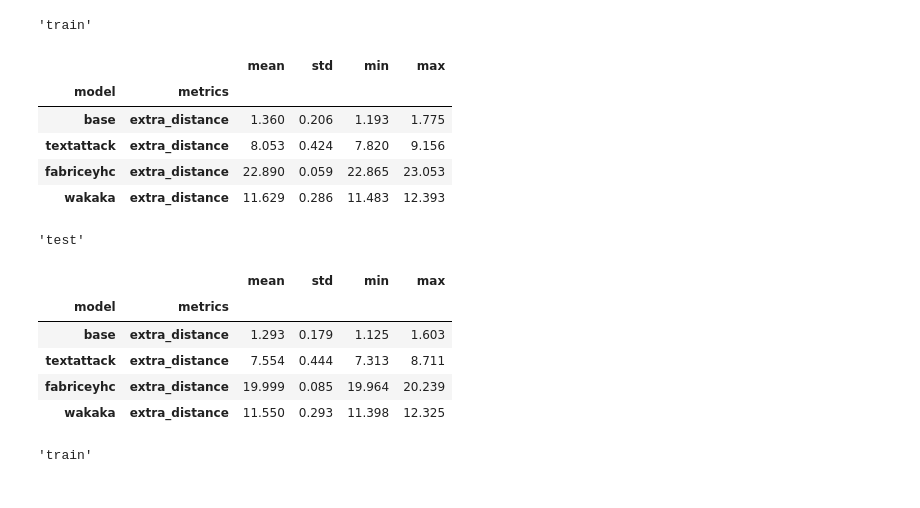
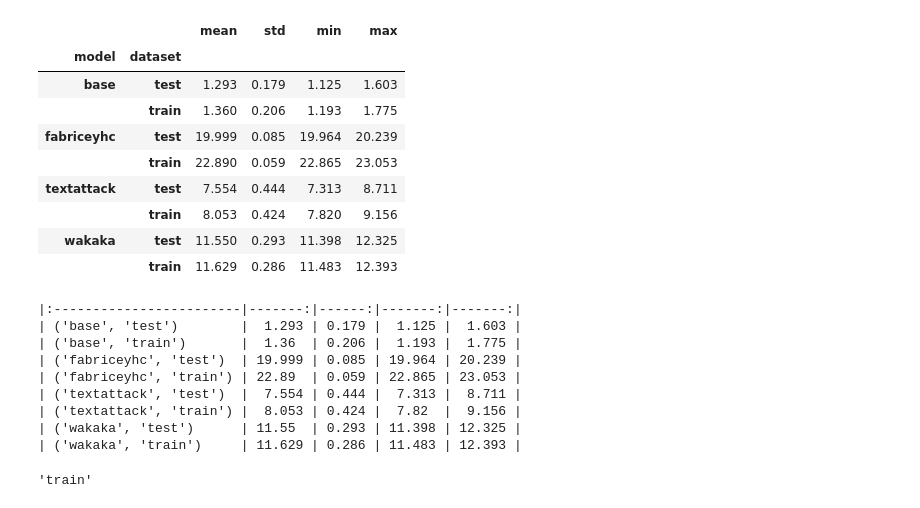
Before and after one commit to simon-muenker/NLP-SoSe22--NLP-Proj, a Jupyter notebook: notebooks/03--Manifold-Analysis.ipynb, the cells around one changed output. Saved outputs shown, nothing was run; the diff lists cells and outputs as text; code cells hidden in the pictures.

Commit message:
simply extra distance output

```diff
--- a/notebooks/03--Manifold-Analysis.ipynb
+++ b/notebooks/03--Manifold-Analysis.ipynb
@@ -78,31 +78,44 @@ extra_distances: dict = {
     )
     for label, data in analysis.items()
 }
+# %%
+extra_distances_formatted: pd.DataFrame = pd.concat([
+    (
+        extra_distances[label]
+        [COLS_OF_INTEREST]
+        .droplevel(1)
+        .assign(dataset=label)
+        .set_index('dataset', append=True)
+        .round(3)
+    )
+    for label, data in analysis.items()
+]
+).sort_index()
 # %%
-for label, data in extra_distances.items():
-    formatted: pd.DataFrame = (
-        data
-        [COLS_OF_INTEREST]
-        .round(3)
-    )
-    formatted.to_csv(f'{OUT_PATH}/{label}.metric.extra_distances.csv')
-    formatted.style.to_latex(f'{OUT_PATH}/_tex/{label}.metric.extra_distances.tex')
-    display(label, formatted)
+extra_distances_formatted.to_csv(f'{OUT_PATH}/metric.extra_distances.csv')
+extra_distances_formatted.style.to_latex(f'{OUT_PATH}/_tex/metric.extra_distances.tex')
+display(extra_distances_formatted)
+print(extra_distances_formatted.to_markdown())
 # %% [output]
+|  |  | mean | std | min | max |
+| model | dataset |  |  |  |  |
+| base | test | 1.293 | 0.179 | 1.125 | 1.603 |
+|  | train | 1.360 | 0.206 | 1.193 | 1.775 |
+| fabriceyhc | test | 19.999 | 0.085 | 19.964 | 20.239 |
+|  | train | 22.890 | 0.059 | 22.865 | 23.053 |
+| textattack | test | 7.554 | 0.444 | 7.313 | 8.711 |
+|  | train | 8.053 | 0.424 | 7.820 | 9.156 |
+| wakaka | test | 11.550 | 0.293 | 11.398 | 12.325 |
+|  | train | 11.629 | 0.286 | 11.483 | 12.393 |
-'train'
+|:------------------------|-------:|------:|-------:|-------:|
+| ('base', 'test')        |  1.293 | 0.179 |  1.125 |  1.603 |
+| ('base', 'train')       |  1.36  | 0.206 |  1.193 |  1.775 |
+| ('fabriceyhc', 'test')  | 19.999 | 0.085 | 19.964 | 20.239 |
+| ('fabriceyhc', 'train') | 22.89  | 0.059 | 22.865 | 23.053 |
+| ('textattack', 'test')  |  7.554 | 0.444 |  7.313 |  8.711 |
+| ('textattack', 'train') |  8.053 | 0.424 |  7.82  |  9.156 |
+| ('wakaka', 'test')      | 11.55  | 0.293 | 11.398 | 12.325 |
+| ('wakaka', 'train')     | 11.629 | 0.286 | 11.483 | 12.393 |
-|  |  | mean | std | min | max |
-| model | metrics |  |  |  |  |
-| base | extra_distance | 1.360 | 0.206 | 1.193 | 1.775 |
-| textattack | extra_distance | 8.053 | 0.424 | 7.820 | 9.156 |
-| fabriceyhc | extra_distance | 22.890 | 0.059 | 22.865 | 23.053 |
-| wakaka | extra_distance | 11.629 | 0.286 | 11.483 | 12.393 |
-'test'
-|  |  | mean | std | min | max |
-| model | metrics |  |  |  |  |
-| base | extra_distance | 1.293 | 0.179 | 1.125 | 1.603 |
-| textattack | extra_distance | 7.554 | 0.444 | 7.313 | 8.711 |
-| fabriceyhc | extra_distance | 19.999 | 0.085 | 19.964 | 20.239 |
-| wakaka | extra_distance | 11.550 | 0.293 | 11.398 | 12.325 |
 # %%
 intra_distance: dict = {
     label: (
```
Also changed, not shown: 7 other files.
